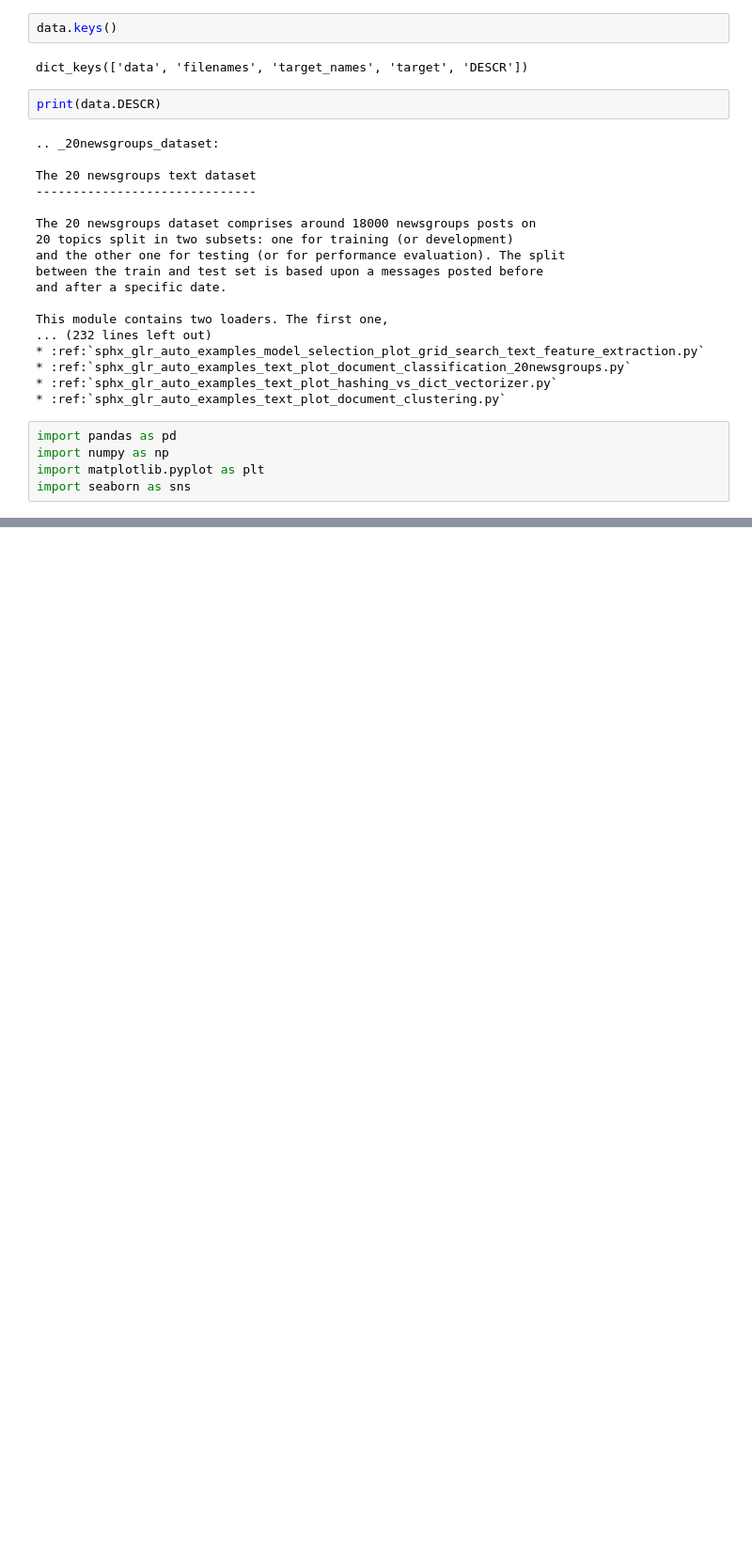
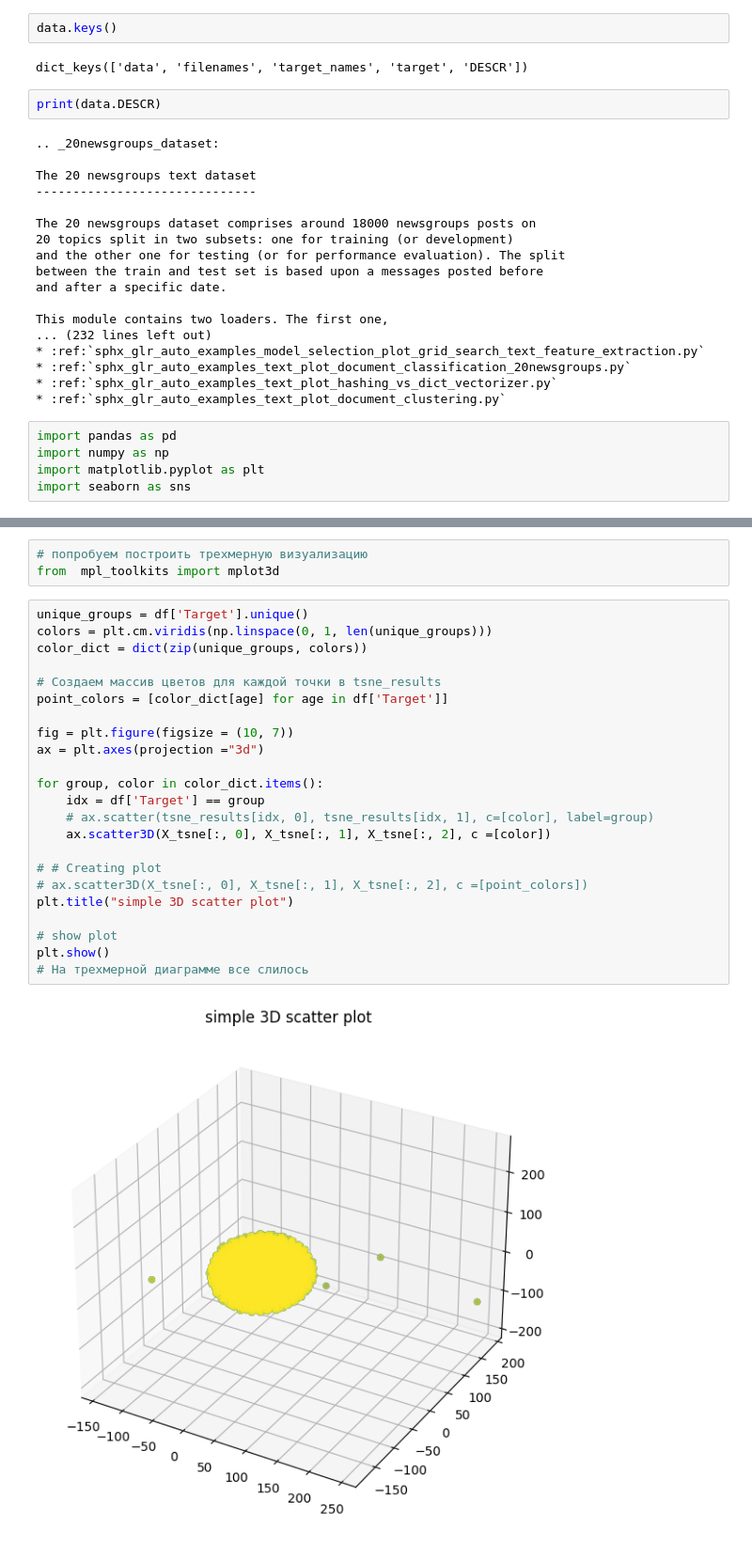
Before and after one commit to alexpgb/Python_DS_2024, a Jupyter notebook: S9/Python_DS_2024_S9_HW.ipynb, the cells around one changed output, grey strips where cells are left out. Shown at 94% size. Cells and saved outputs as stored; diff of their text form; blank space fills up the shorter version.

```diff
--- a/S9/Python_DS_2024_S9_HW.ipynb
+++ b/S9/Python_DS_2024_S9_HW.ipynb
@@ -84,0 +289,28 @@ df = pd.DataFrame(data=data.data, columns='News', )
+# %%
+# попробуем построить трехмерную визуализацию
+from  mpl_toolkits import mplot3d
+# %%
+unique_groups = df['Target'].unique()
+colors = plt.cm.viridis(np.linspace(0, 1, len(unique_groups)))
+color_dict = dict(zip(unique_groups, colors))
+
+# Создаем массив цветов для каждой точки в tsne_results
+point_colors = [color_dict[age] for age in df['Target']]
+
+fig = plt.figure(figsize = (10, 7))
+ax = plt.axes(projection ="3d")
+
+for group, color in color_dict.items():
+    idx = df['Target'] == group
+    # ax.scatter(tsne_results[idx, 0], tsne_results[idx, 1], c=[color], label=group)
+    ax.scatter3D(X_tsne[:, 0], X_tsne[:, 1], X_tsne[:, 2], c =[color])
+
+# # Creating plot
+# ax.scatter3D(X_tsne[:, 0], X_tsne[:, 1], X_tsne[:, 2], c =[point_colors])
+plt.title("simple 3D scatter plot")
+
+# show plot
+plt.show()
+# На трехмерной диаграмме все слилось
+# %% [output]
+[figure, added]
```
Also changed, not shown: parts of 33 cells of this notebook.
